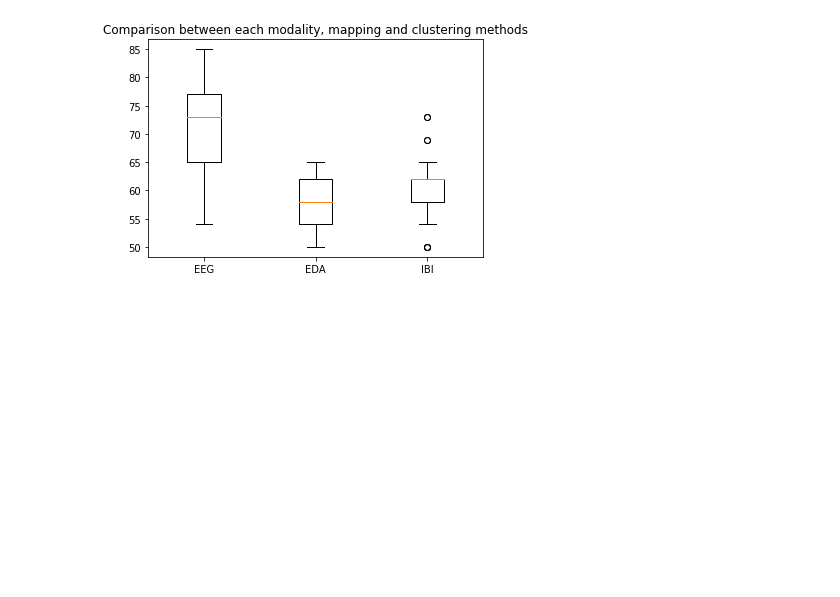
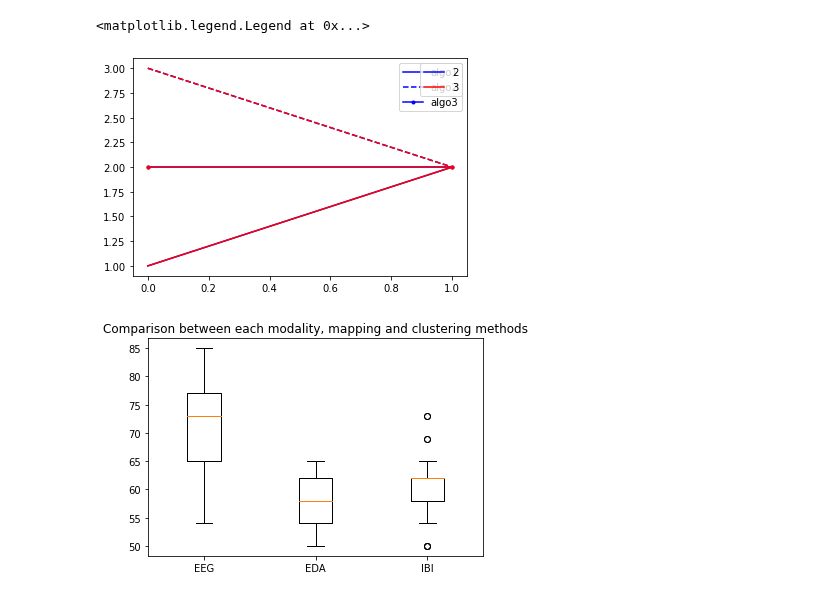
Before and after one commit to alexandremerasli/TFE, a Jupyter notebook: table_results.ipynb, the cells around one changed output. Saved outputs shown, nothing was run; the diff lists cells and outputs as text; code cells hidden in the pictures; blank space fills up the shorter version.

```diff
--- a/table_results.ipynb
+++ b/table_results.ipynb
@@ -69,3 +85,29 @@ plt.savefig(os.path.join('figures','singleResults.png'),bbox_inches='tight')
+# %%
+from matplotlib import pyplot
+
+colors = ['b', 'r', 'g', 'c']
+cc = itertools.cycle(colors)
+plot_lines = []
+parameters = [2,3]
+for p in parameters:
+
+    d1 = [1,2]
+    d2 = [3,2]
+    d3 = [2,2]
+
+    c = next(cc)
+    l1, = pyplot.plot(d1, '-', color=c)
+    l2, = pyplot.plot(d2, '--', color=c)
+    l3, = pyplot.plot(d3, '.-', color=c)
+
+    plot_lines.append([l1, l2, l3])
+
+legend1 = pyplot.legend(plot_lines[0], ["algo1", "algo2", "algo3"], loc=1)
+pyplot.legend([l[0] for l in plot_lines], parameters)
+pyplot.gca().add_artist(legend1)
+# %% [output]
+<matplotlib.legend.Legend at 0x...>
+[figure, added]
 # %%
 
 # Boxplot
```
Also changed, not shown: parts of 1 cell of this notebook.
